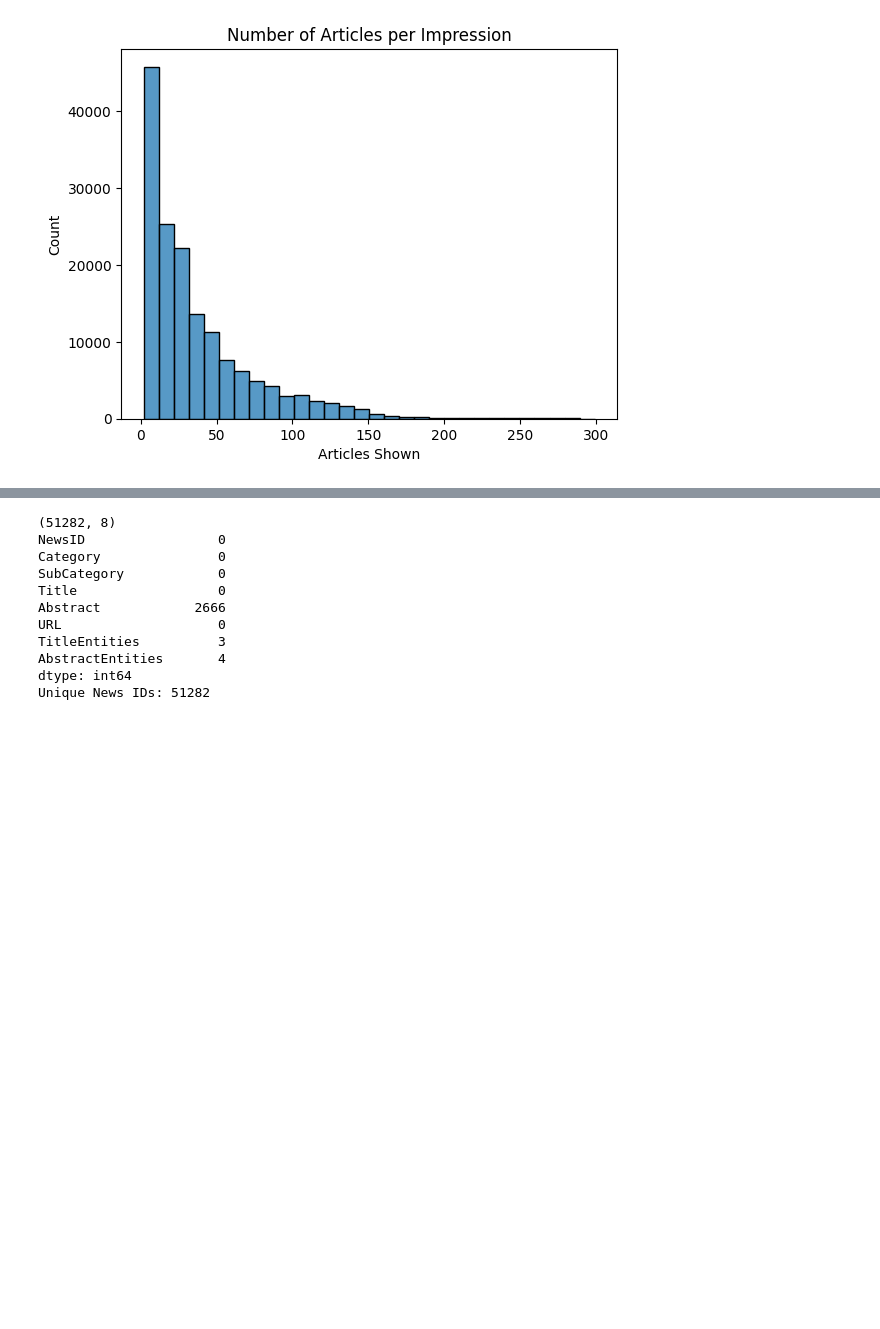
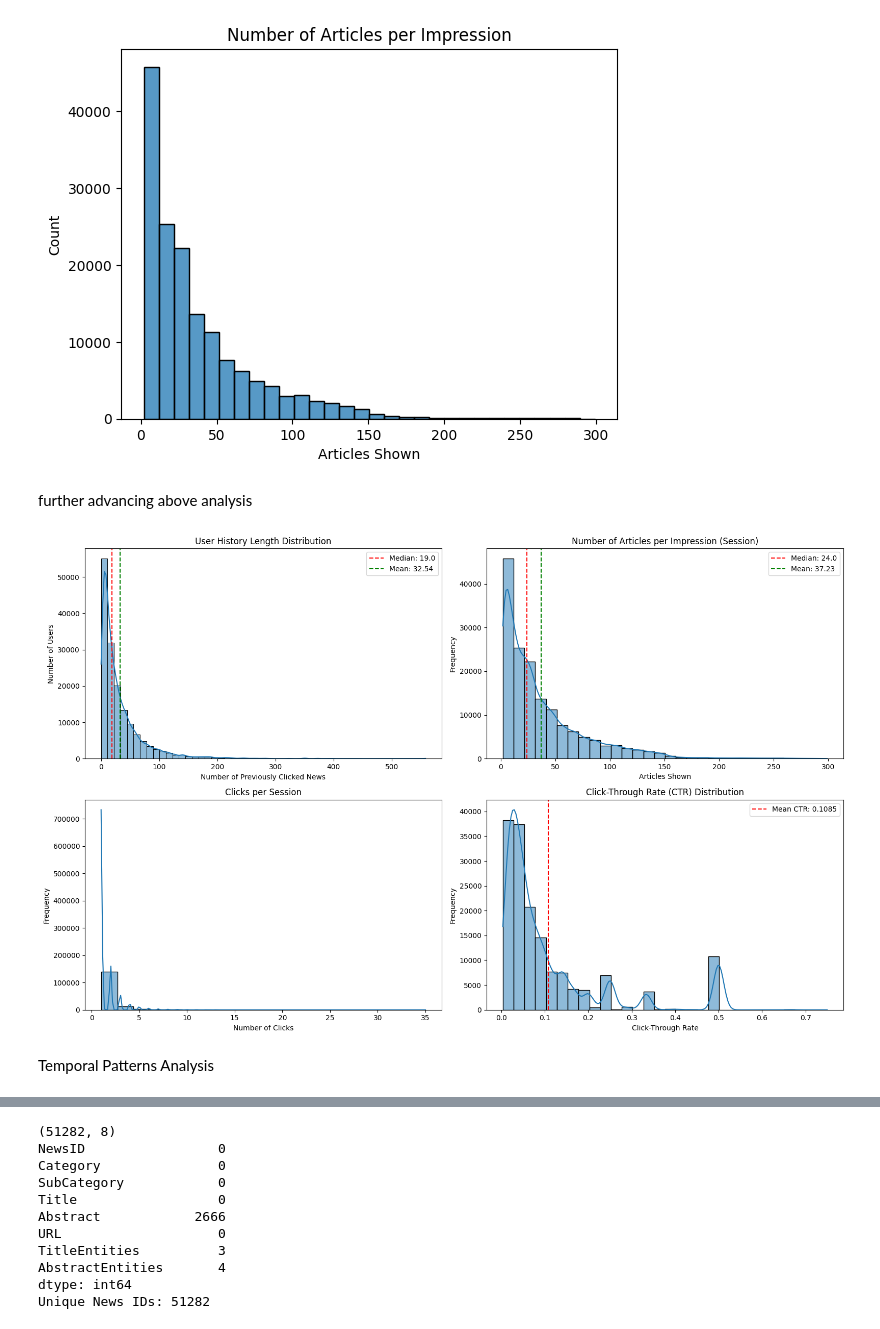
Before and after one commit to anderszk/tdt4215_proj, a Jupyter notebook: notebooks/rafi_data_exploration.ipynb, the cells around one changed output, grey strips where cells are left out. Cells and saved outputs as stored; diff of their text form; code cells hidden in the pictures; blank space fills up the shorter version.

```diff
--- a/notebooks/rafi_data_exploration.ipynb
+++ b/notebooks/rafi_data_exploration.ipynb
@@ -261,3 +256,55 @@ plt.xlabel("Articles Shown")
 plt.show()
 # %% [output]
 [figure]
+# %% [markdown]
+further advancing above analysis
+# %%
+plt.figure(figsize=(16, 10))
+
+# Plot user history length distribution with detailed bins
+plt.subplot(2, 2, 1)
+sns.histplot(behaviors['HistoryLength'], bins=50, kde=True)
+plt.title("User History Length Distribution")
+plt.xlabel("Number of Previously Clicked News")
+plt.ylabel("Number of Users")
+plt.axvline(behaviors['HistoryLength'].median(), color='red', linestyle='--',
+            label=f'Median: {behaviors["HistoryLength"].median()}')
+plt.axvline(behaviors['HistoryLength'].mean(), color='green', linestyle='--',
+            label=f'Mean: {behaviors["HistoryLength"].mean():.2f}')
+plt.legend()
+
+# Plot impressions per user session
+plt.subplot(2, 2, 2)
+sns.histplot(behaviors['ImpressionCount'], bins=30, kde=True)
+plt.title("Number of Articles per Impression (Session)")
+plt.xlabel("Articles Shown")
+plt.ylabel("Frequency")
+plt.axvline(behaviors['ImpressionCount'].median(), color='red', linestyle='--',
+            label=f'Median: {behaviors["ImpressionCount"].median()}')
+plt.axvline(behaviors['ImpressionCount'].mean(), color='green', linestyle='--',
+            label=f'Mean: {behaviors["ImpressionCount"].mean():.2f}')
+plt.legend()
+
+# Plot clicks per session
+plt.subplot(2, 2, 3)
+sns.histplot(behaviors['Clicks'], bins=20, kde=True)
+plt.title("Clicks per Session")
+plt.xlabel("Number of Clicks")
+plt.ylabel("Frequency")
+
+# Plot CTR distribution
+plt.subplot(2, 2, 4)
+sns.histplot(behaviors['CTR'], bins=30, kde=True)
+plt.title("Click-Through Rate (CTR) Distribution")
+plt.xlabel("Click-Through Rate")
+plt.ylabel("Frequency")
+plt.axvline(behaviors['CTR'].mean(), color='red', linestyle='--',
+            label=f'Mean CTR: {behaviors["CTR"].mean():.4f}')
+plt.legend()
+
+plt.tight_layout()
+plt.show()
+# %% [output]
+[figure, added]
+# %% [markdown]
+ Temporal Patterns Analysis
```
Also changed, not shown: parts of 48 cells of this notebook, 1 other file.
